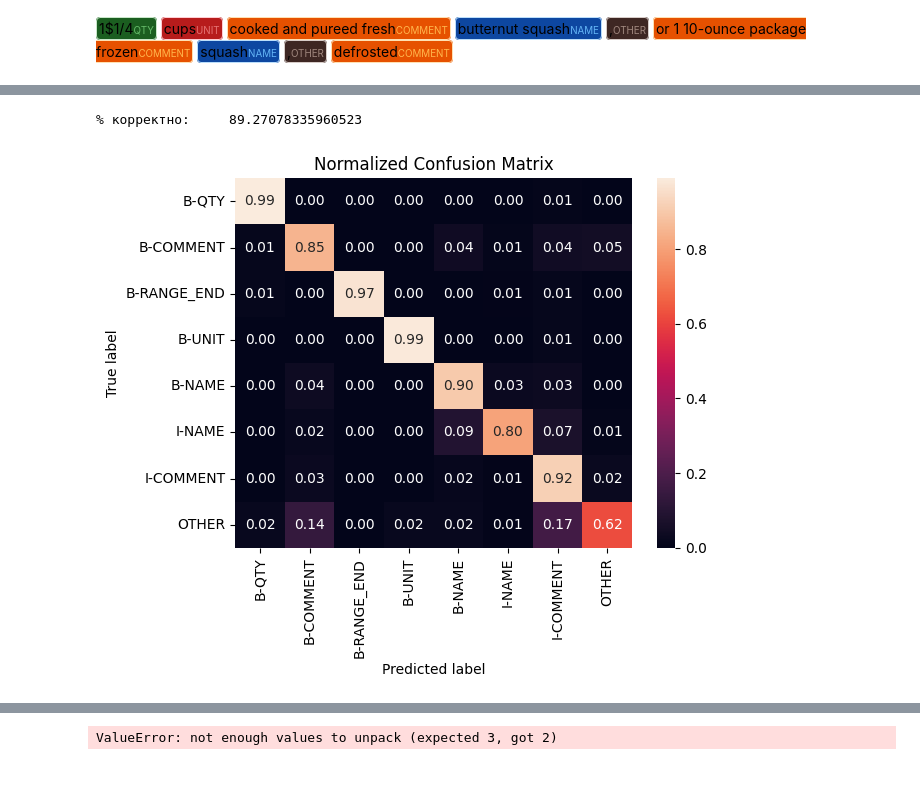
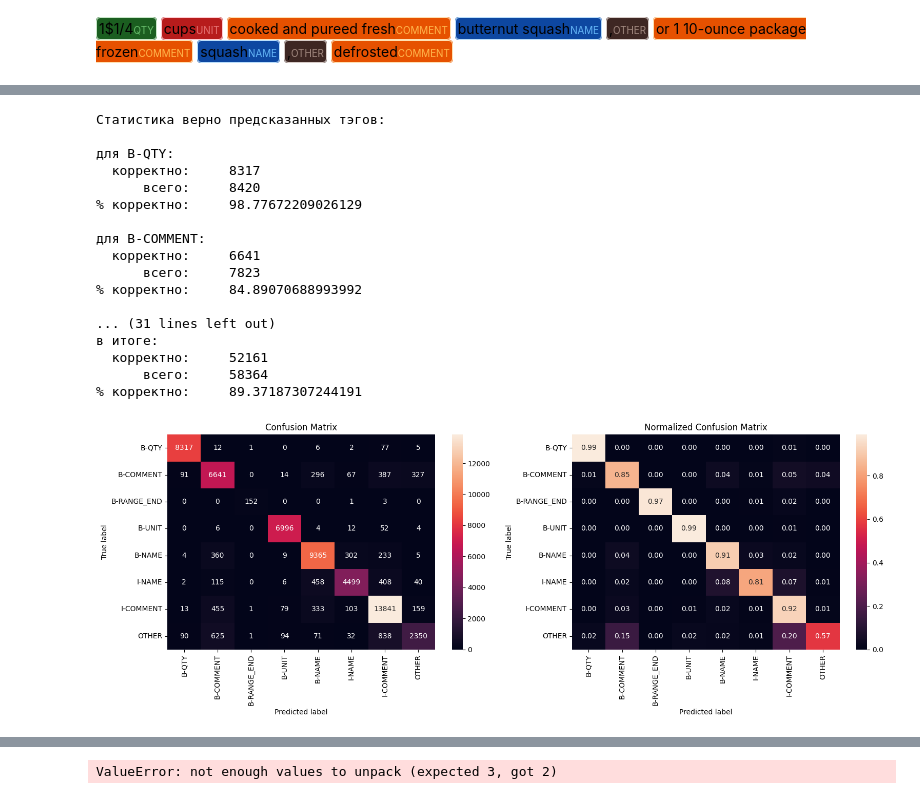
Before and after one commit to skytecat/RecipeNER, a Jupyter notebook: ner.ipynb, the cells around one changed output, grey strips where cells are left out. Cells and saved outputs as stored; diff of their text form; code cells hidden in the pictures.

Commit message:
change: matrix plot, recipes

```diff
--- a/ner.ipynb
+++ b/ner.ipynb
@@ -168,15 +159,15 @@ def predict_tags(model, converter, recipe):
 
     return decoded_tags
 # %%
-# for i in range(0,10):
+for i in range(0,10):
 
-#     recipe, tags = test_data[np.random.randint(0,7000)]
+    recipe, tags = test_data[np.random.randint(0,7000)]
 
-#     tags_pred = predict_tags(model, converter, recipe)
+    tags_pred = predict_tags(model, converter, recipe)
 
-#     print('истинные тэги:')
-#     show_markup(recipe, tags)
+    print('истинные тэги:')
+    show_markup(recipe, tags)
 
-#     print('предсказанные тэги:')
-#     show_markup(recipe, tags_pred)
-#     print()
+    print('предсказанные тэги:')
+    show_markup(recipe, tags_pred)
+    print()
@@ -184,32 +189,48 @@ def predict_tags(model, converter, recipe):
 total_correct, total_tags = tag_statistics(model, converter, test_data)
 
 
-# print('Статистика верно предсказанных тэгов:\n')
+print('Статистика верно предсказанных тэгов:\n')
 
-# for tag in total_tags.keys():
-#     print('для {}:'.format(tag))
-#     print('  корректно:\t', total_correct[tag])
-#     print('      всего:\t',   total_tags[tag])
-#     print('% корректно:\t', 100 * (total_correct[tag] / float(total_tags[tag])))
-#     print()
+for tag in total_tags.keys():
+    print('для {}:'.format(tag))
+    print('  корректно:\t', total_correct[tag])
+    print('      всего:\t',   total_tags[tag])
+    print('% корректно:\t', 100 * (total_correct[tag] / float(total_tags[tag])))
+    print()
 
-# print('----------')
-# print('в итоге:')
-# print('  корректно:\t', sum(total_correct.values()))
-# print('      всего:\t', sum(total_tags.values()))
+print('----------')
+print('в итоге:')
+print('  корректно:\t', sum(total_correct.values()))
+print('      всего:\t', sum(total_tags.values()))
 print('% корректно:\t', 100 * (sum(total_correct.values()) / sum(total_tags.values())))
 # %% [output]
-% корректно:     89.27078335960523
+Статистика верно предсказанных тэгов:
+
+для B-QTY:
+  корректно:     8317
+      всего:     8420
+% корректно:     98.77672209026129
+
+для B-COMMENT:
+  корректно:     6641
+      всего:     7823
+% корректно:     84.89070688993992
+
+... (31 lines left out)
+в итоге:
+  корректно:     52161
+      всего:     58364
+% корректно:     89.37187307244191
 # %%
-# проверка с 64 64 10 эпох по 5_000 рецептов
-# % корректно:	  89.27763689945857
+# проверка с 64 64 10 эпох по 7_000 рецептов
+# % корректно:	  89.37187307244191
 y_pred = []
 y_true = []
 
 for recipe, tags in test_data:
     y_pred += predict_tags(model,converter, recipe)
     y_true += tags
 
-plot_confusion_matrix(y_true, y_pred, list(total_tags.keys()), normalize=True)
+plot_confusion_matrix(y_true, y_pred, list(total_tags.keys()))
 # %% [output]
-[figure, old version]
+[figure, new version]
```
Also changed, not shown: parts of 13 cells of this notebook, 1 other file.
